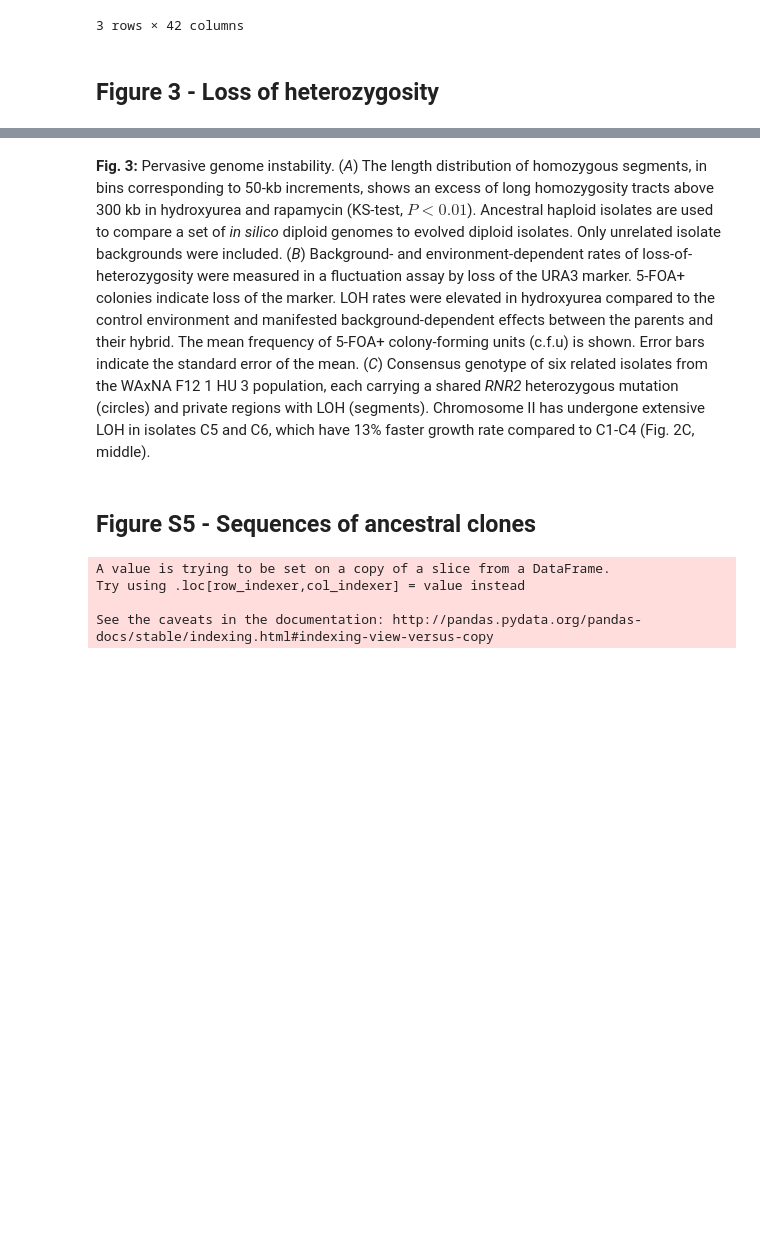
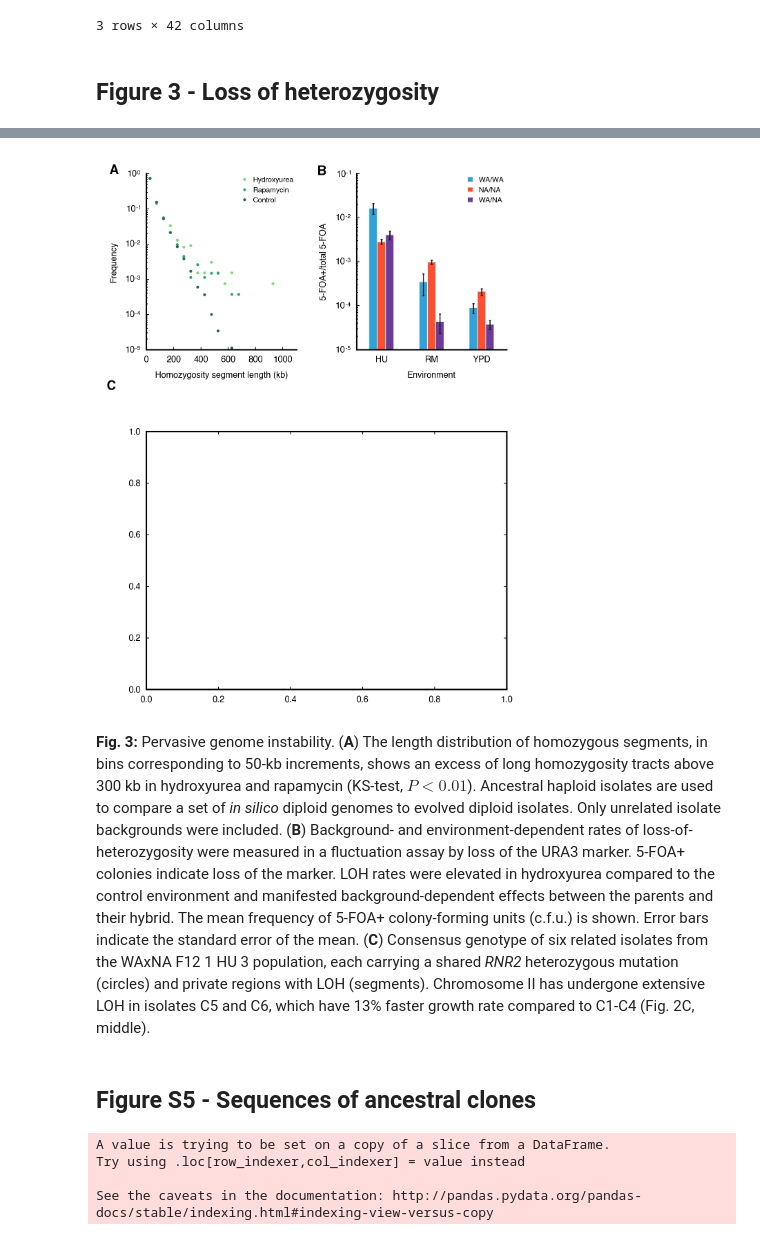
Before and after one commit to ivazquez/clonal-heterogeneity, a Jupyter notebook: src/figure3.ipynb, the cells around one changed output, grey strips where cells are left out. Saved outputs shown, nothing was run; the diff lists cells and outputs as text; code cells hidden in the pictures; blank space fills up the shorter version.

```diff
--- a/src/figure3.ipynb
+++ b/src/figure3.ipynb
@@ -372,5 +588,55 @@ plt.show()
+# %%
+fig = plt.figure(figsize=(4, 6))
+
+grid = gridspec.GridSpec(nrows=3, ncols=2, height_ratios=[2, 1, 1], hspace=0.7, wspace=0.4)
+
+gs = {}
+gs['length'] = gridspec.GridSpecFromSubplotSpec(1, 1, subplot_spec=grid[0,0])
+gs['fluctuation'] = gridspec.GridSpecFromSubplotSpec(1, 1, subplot_spec=grid[0,1])
+gs['loh'] = gridspec.GridSpecFromSubplotSpec(14, 1, subplot_spec=grid[1:,:], hspace=0)
+
+### top left panel ###
+ax = plt.subplot(gs['length'][:])
+ax.text(-0.185, 1.055, 'A', transform=ax.transAxes,
+        fontsize=9, fontweight='bold', va='top', ha='right')
+
+loh_length(loh_length_df, ax)
+
+### top right panel ###
+ax = plt.subplot(gs['fluctuation'][:])
+ax.text(-0.2, 1.05, 'B', transform=ax.transAxes,
+        fontsize=9, fontweight='bold', va='top', ha='right')
+
+loh_fluctuation(loh_fluctuation_df, ax)
+
+### bottom panel ###
+seq_dn_df_sliced = pd.pivot_table(seq_dn_df,
+                                  index=['selection','population','time','set','clone','lineage','type'],
+                                  columns=['chr_arabic','chr_roman','pos','gene'])['genotype']
+
+ax = plt.subplot(gs['loh'][:])
+ax.text(-0.085, 1.2, 'C', transform=ax.transAxes,
+        fontsize=9, fontweight='bold', va='top', ha='right')
+
+sdn = seq_dn_df_sliced.ix['HU','WAxNA_F12_1_HU_3',32]
+# genome_instability(sdn, ax)
+sdn = seq_dn_df_sliced.ix['RM','WAxNA_F12_1_RM_3',32]
+# genome_instability(sdn, ax)
+
+# axes limits
+for ax in fig.get_axes():
+    ax.xaxis.label.set_size(6)
+    ax.yaxis.label.set_size(6)
+    ax.tick_params(axis='both', which='major', size=2, labelsize=6)
+    ax.tick_params(axis='both', which='minor', size=1, labelsize=4)
+
+fig.savefig(dir_paper+'figures/figure3/figure3.png', bbox_inches='tight')
+fig.savefig(dir_paper+'figures/figure3/figure3.svg', bbox_inches='tight')
+plt.show()
+# %% [output]
+[figure, added]
 # %% [markdown]
-**Fig. 3:** Pervasive genome instability. (*A*) The length distribution of homozygous segments, in bins corresponding to 50-kb increments, shows an excess of long homozygosity tracts above 300 kb in hydroxyurea and rapamycin (KS-test, $P<0.01$). Ancestral haploid isolates are used to compare a set of *in silico* diploid genomes to evolved diploid isolates. Only unrelated isolate backgrounds were included. (*B*) Background- and environment-dependent rates of loss-of-heterozygosity were measured in a fluctuation assay by loss of the URA3 marker. 5-FOA+ colonies indicate loss of the marker. LOH rates were elevated in hydroxyurea compared to the control environment and manifested background-dependent effects between the parents and their hybrid. The mean frequency of 5-FOA+ colony-forming units (c.f.u) is shown. Error bars indicate the standard error of the mean. (*C*) Consensus genotype of six related isolates from the WAxNA F12 1 HU 3 population, each carrying a shared *RNR2* heterozygous mutation (circles) and private regions with LOH (segments). Chromosome II has undergone extensive LOH in isolates C5 and C6, which have 13% faster growth rate compared to C1-C4 (Fig. 2C, middle).
+**Fig. 3:** Pervasive genome instability. (**A**) The length distribution of homozygous segments, in bins corresponding to 50-kb increments, shows an excess of long homozygosity tracts above 300 kb in hydroxyurea and rapamycin (KS-test, $P<0.01$). Ancestral haploid isolates are used to compare a set of *in silico* diploid genomes to evolved diploid isolates. Only unrelated isolate backgrounds were included. (**B**) Background- and environment-dependent rates of loss-of-heterozygosity were measured in a fluctuation assay by loss of the URA3 marker. 5-FOA+ colonies indicate loss of the marker. LOH rates were elevated in hydroxyurea compared to the control environment and manifested background-dependent effects between the parents and their hybrid. The mean frequency of 5-FOA+ colony-forming units (c.f.u.) is shown. Error bars indicate the standard error of the mean. (**C**) Consensus genotype of six related isolates from the WAxNA F12 1 HU 3 population, each carrying a shared *RNR2* heterozygous mutation (circles) and private regions with LOH (segments). Chromosome II has undergone extensive LOH in isolates C5 and C6, which have 13% faster growth rate compared to C1-C4 (Fig. 2C, middle).
 # %% [markdown]
 ## Figure S5 - Sequences of ancestral clones
 # %%
```
Also changed, not shown: parts of 9 cells of this notebook, 9 other files.
